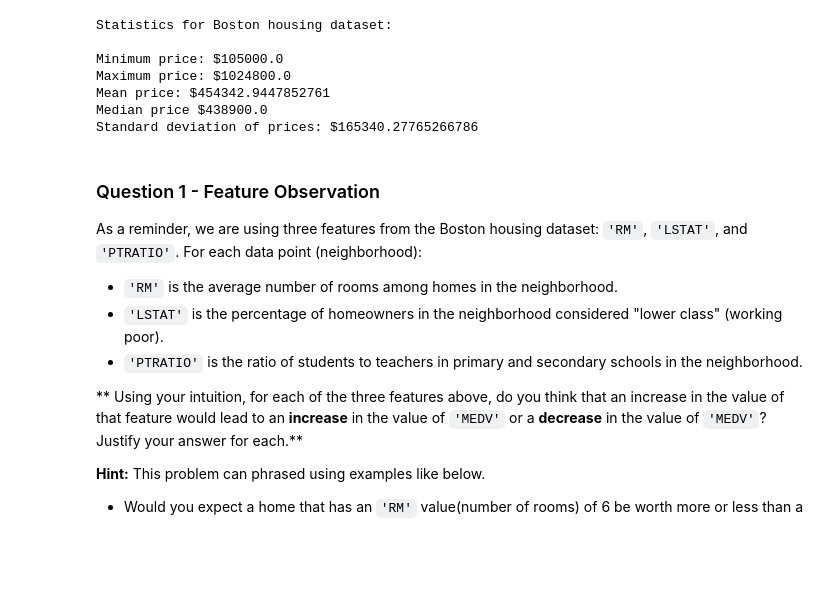
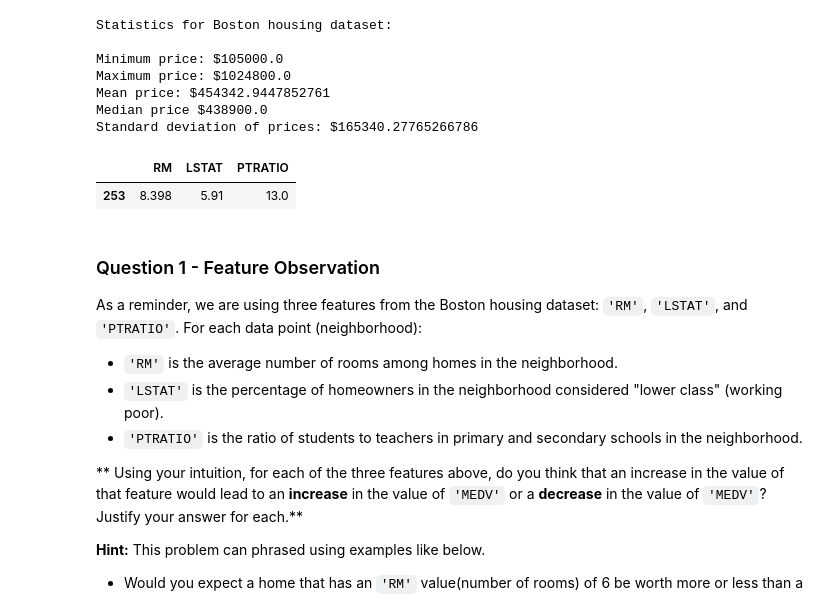
Before and after one commit to 95anantsingh/Udacity-ML-Nanodegree, a Jupyter notebook: Assignments/boston_housing/boston_housing.ipynb, the cells around one changed output. Saved outputs shown, nothing was run; the diff lists cells and outputs as text; code cells hidden in the pictures; blank space fills up the shorter version.

```diff
--- a/Assignments/boston_housing/boston_housing.ipynb
+++ b/Assignments/boston_housing/boston_housing.ipynb
@@ -83,6 +83,11 @@ Maximum price: $1024800.0
 Mean price: $454342.9447852761
 Median price $438900.0
 Standard deviation of prices: $165340.27765266786
+# %%
+features.iloc[prices[prices==prices.max()].index]
+# %% [output]
+|  | RM | LSTAT | PTRATIO |
+| 253 | 8.398 | 5.91 | 13.0 |
 # %% [markdown]
 ### Question 1 - Feature Observation
 As a reminder, we are using three features from the Boston housing dataset: `'RM'`, `'LSTAT'`, and `'PTRATIO'`. For each data point (neighborhood):
```
Also changed, not shown: parts of 19 cells of this notebook, 12 other files.
